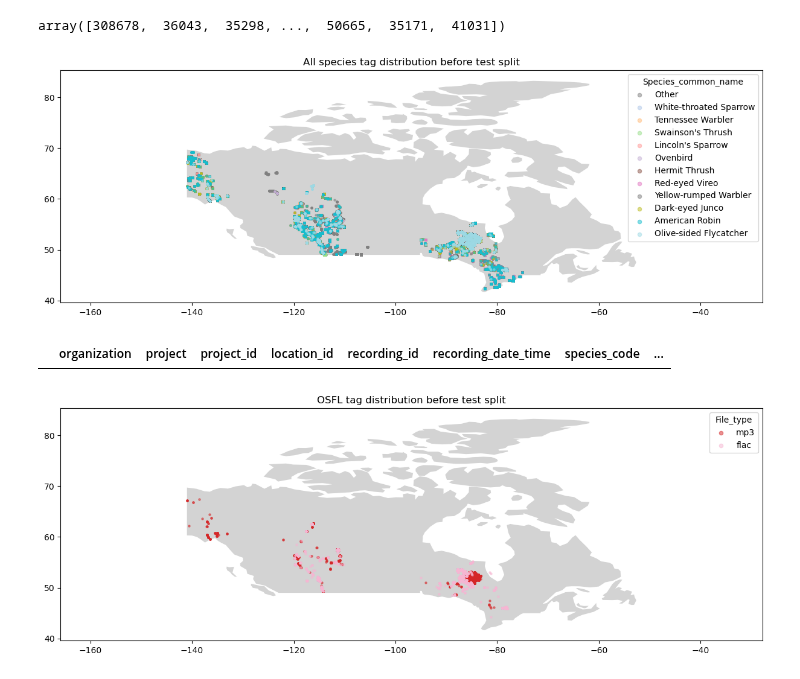
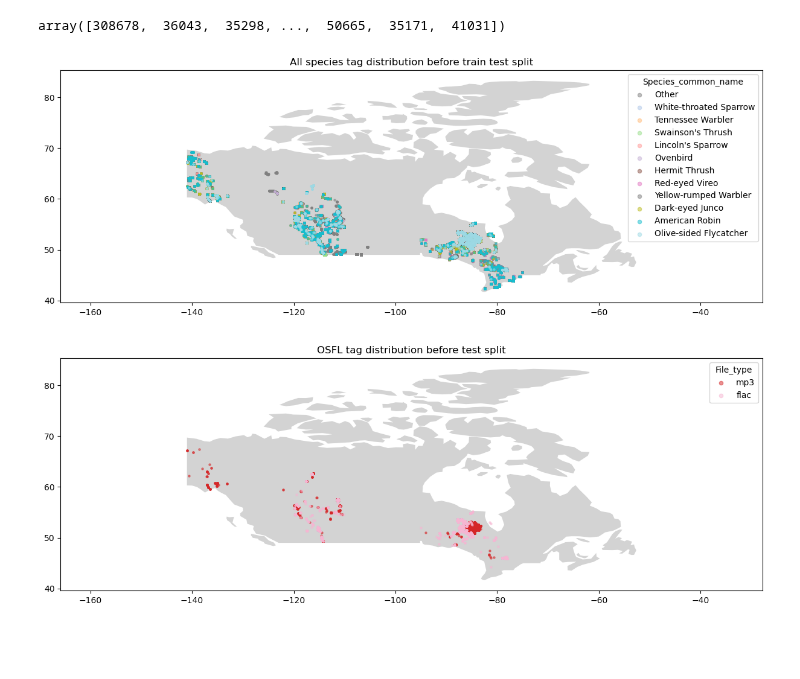
Before and after one commit to Mgallimore88/osfl_cnn_recognizer, a Jupyter notebook: notebooks/exploratory_nbs/1.11-mjg-withheld-test-set.ipynb, the cells around one changed output. Drawn from its saved outputs; the diff is of its cells as text; code cells hidden in the pictures; blank space fills up the shorter version.

```diff
--- a/notebooks/exploratory_nbs/1.11-mjg-withheld-test-set.ipynb
+++ b/notebooks/exploratory_nbs/1.11-mjg-withheld-test-set.ipynb
@@ -327,16 +308,12 @@ osfls_test = df_test.loc[df.species_code == "OSFL"]
 # %%
 plot_locations(
-    df,
-    title="All species tag distribution before test split",
+    df_full,
+    title="All species tag distribution before train test split",
     feature="species_common_name",
     forced_features=["Olive-sided Flycatcher"],
 )
 # %% [output]
-[figure, old version]
+[figure, new version]
-# %%
-df.loc[df.longitude > 0]
-# %% [output]
-|  | organization | project | project_id | location_id | recording_id | recording_date_time | species_code | ... |
 # %%
 plot_locations(
     osfls, title="OSFL tag distribution before test split", feature="file_type"
```
Also changed, not shown: parts of 13 cells of this notebook, 3 other files.
